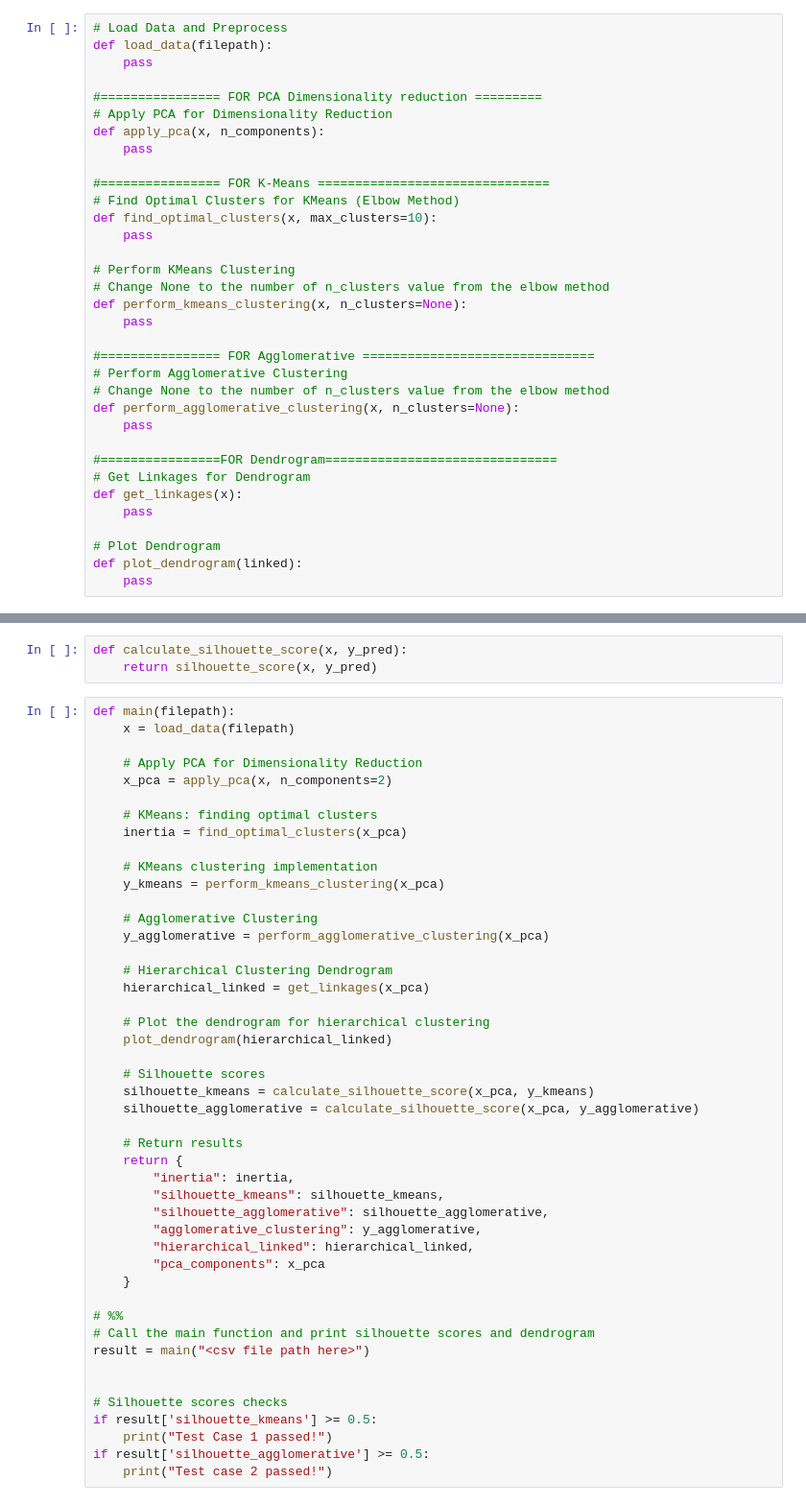
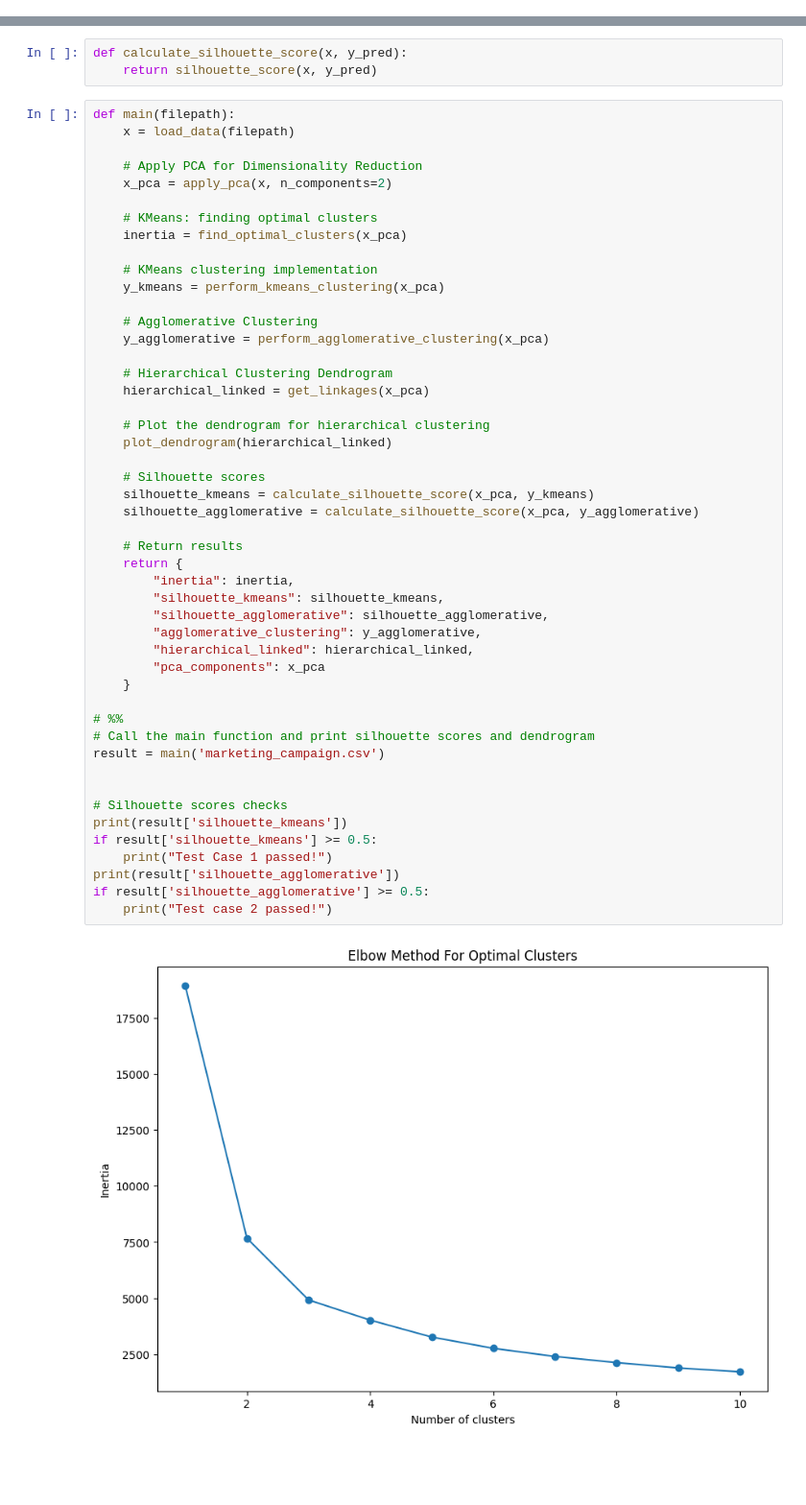
Before and after one commit to Hassan-2k03/ML-Git, a Jupyter notebook: Lab8/EC_F_PES2UG22CS317_Lab8.ipynb, the cells around one changed output, grey strips where cells are left out. Shown at 96% size. Drawn from its saved outputs; the diff is of its cells as text; blank space fills up the shorter version.

```diff
--- a/Lab8/EC_F_PES2UG22CS317_Lab8.ipynb
+++ b/Lab8/EC_F_PES2UG22CS317_Lab8.ipynb
@@ -40,37 +49,3 @@
         * dendrogram function takes in the linkages from `get_linkages` function as the `linked` variable.
 
 * Now, you are requested to submit screenshots of the `dengrogram, test case 1 and 2 passed messages`.
-# %%
-# Load Data and Preprocess
-def load_data(filepath):
-    pass
-
-#================ FOR PCA Dimensionality reduction =========
-# Apply PCA for Dimensionality Reduction
-def apply_pca(x, n_components):
-    pass
-
-#================ FOR K-Means ===============================
-# Find Optimal Clusters for KMeans (Elbow Method)
-def find_optimal_clusters(x, max_clusters=10):
-    pass
-
-# Perform KMeans Clustering
-# Change None to the number of n_clusters value from the elbow method
-def perform_kmeans_clustering(x, n_clusters=None):
-    pass
-
-#================ FOR Agglomerative ===============================
-# Perform Agglomerative Clustering
-# Change None to the number of n_clusters value from the elbow method
-def perform_agglomerative_clustering(x, n_clusters=None):
-    pass
-
-#================FOR Dendrogram===============================
-# Get Linkages for Dendrogram
-def get_linkages(x):
-    pass
-
-# Plot Dendrogram
-def plot_dendrogram(linked):
-    pass
@@ -97,31 +166,35 @@ def main(filepath):
 
     # Hierarchical Clustering Dendrogram
     hierarchical_linked = get_linkages(x_pca)
 
     # Plot the dendrogram for hierarchical clustering
     plot_dendrogram(hierarchical_linked)
 
     # Silhouette scores
     silhouette_kmeans = calculate_silhouette_score(x_pca, y_kmeans)
     silhouette_agglomerative = calculate_silhouette_score(x_pca, y_agglomerative)
 
     # Return results
     return {
         "inertia": inertia,
         "silhouette_kmeans": silhouette_kmeans,
         "silhouette_agglomerative": silhouette_agglomerative,
         "agglomerative_clustering": y_agglomerative,
         "hierarchical_linked": hierarchical_linked,
         "pca_components": x_pca
     }
 
 # %%
 # Call the main function and print silhouette scores and dendrogram
-result = main("<csv file path here>")
+result = main('marketing_campaign.csv')
 
 
 # Silhouette scores checks
+print(result['silhouette_kmeans'])
 if result['silhouette_kmeans'] >= 0.5:
     print("Test Case 1 passed!")
+print(result['silhouette_agglomerative'])
 if result['silhouette_agglomerative'] >= 0.5:
     print("Test case 2 passed!")
+# %% [output]
+[figure, added]
```
Also changed, not shown: parts of 4 cells of this notebook.
